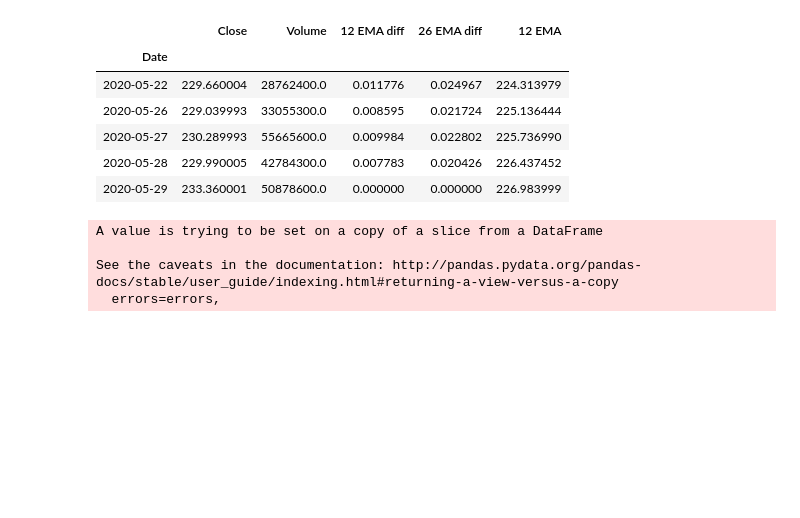
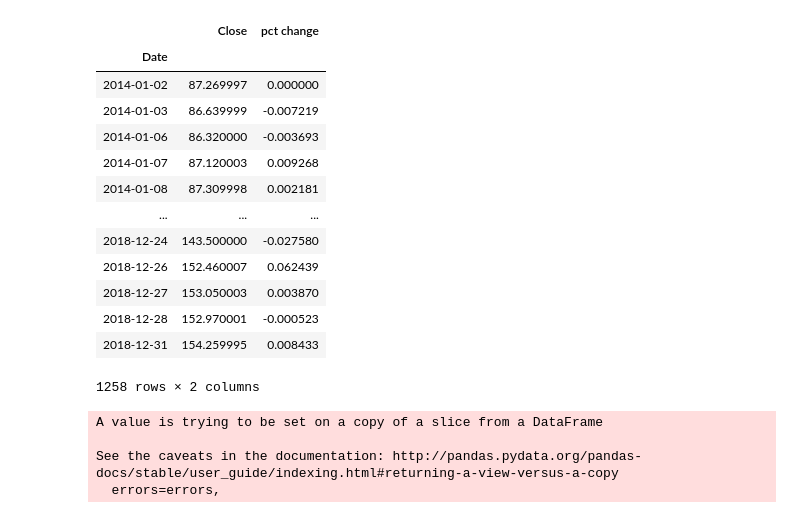
Before and after one commit to albud187/stock_analytics_prediction, a Jupyter notebook: create_time_series_df.ipynb, the cells around one changed output. Cells and saved outputs as stored; diff of their text form; code cells hidden in the pictures; blank space fills up the shorter version.

```diff
--- a/create_time_series_df.ipynb
+++ b/create_time_series_df.ipynb
@@ -75,3 +72,0 @@ QQQ[' 9 RSI'] = RSI(QQQ, 9)
-# %%
-QQQ['12 EMA'] = EMA(QQQ, 12)
-QQQ['26 EMA'] = EMA(QQQ, 26)
@@ -124,11 +72,0 @@ def get_RSI_norm(stock_df, n):
-# %%
-end = dt.datetime(2020,6,20)
-start = dt.datetime(2005,1,1)
-QQQ = ticker_df('QQQ', start, end)
-# %%
-# QQQ['pct chage price'] = close_change_pct(QQQ)
-# QQQ['vol change pct'] = volm_change_pct(QQQ)
-QQQ['12 EMA diff'] = EMA_norm_dif(QQQ,12)
-QQQ['26 EMA diff'] = EMA_norm_dif(QQQ,26)
-# QQQ['norm RSI 9'] = get_RSI_norm(QQQ, 9)
-QQQ['12 EMA'] = get_EMA(QQQ,12)
@@ -135,13 +87,22 @@ QQQ['12 EMA'] = get_EMA(QQQ,12)
+# %%
+QQQ['pct change'] = close_change_pct(QQQ)
 # %%
-QQQ.tail()
+QQQ
 # %% [output]
-|  | Close | Volume | 12 EMA diff | 26 EMA diff | 12 EMA |
-| Date |  |  |  |  |  |
-| 2020-05-22 | 229.660004 | 28762400.0 | 0.011776 | 0.024967 | 224.313979 |
-| 2020-05-26 | 229.039993 | 33055300.0 | 0.008595 | 0.021724 | 225.136444 |
-| 2020-05-27 | 230.289993 | 55665600.0 | 0.009984 | 0.022802 | 225.736990 |
-| 2020-05-28 | 229.990005 | 42784300.0 | 0.007783 | 0.020426 | 226.437452 |
-| 2020-05-29 | 233.360001 | 50878600.0 | 0.000000 | 0.000000 | 226.983999 |
+|  | Close | pct change |
+| Date |  |  |
+| 2014-01-02 | 87.269997 | 0.000000 |
+| 2014-01-03 | 86.639999 | -0.007219 |
+| 2014-01-06 | 86.320000 | -0.003693 |
+| 2014-01-07 | 87.120003 | 0.009268 |
+| 2014-01-08 | 87.309998 | 0.002181 |
+| ... | ... | ... |
+| 2018-12-24 | 143.500000 | -0.027580 |
+| 2018-12-26 | 152.460007 | 0.062439 |
+| 2018-12-27 | 153.050003 | 0.003870 |
+| 2018-12-28 | 152.970001 | -0.000523 |
+| 2018-12-31 | 154.259995 | 0.008433 |
+1258 rows × 2 columns
 # %%
 def consol_df(stock_df):
     n1 = 9
```
Also changed, not shown: parts of 6 cells of this notebook, 11 other files.
